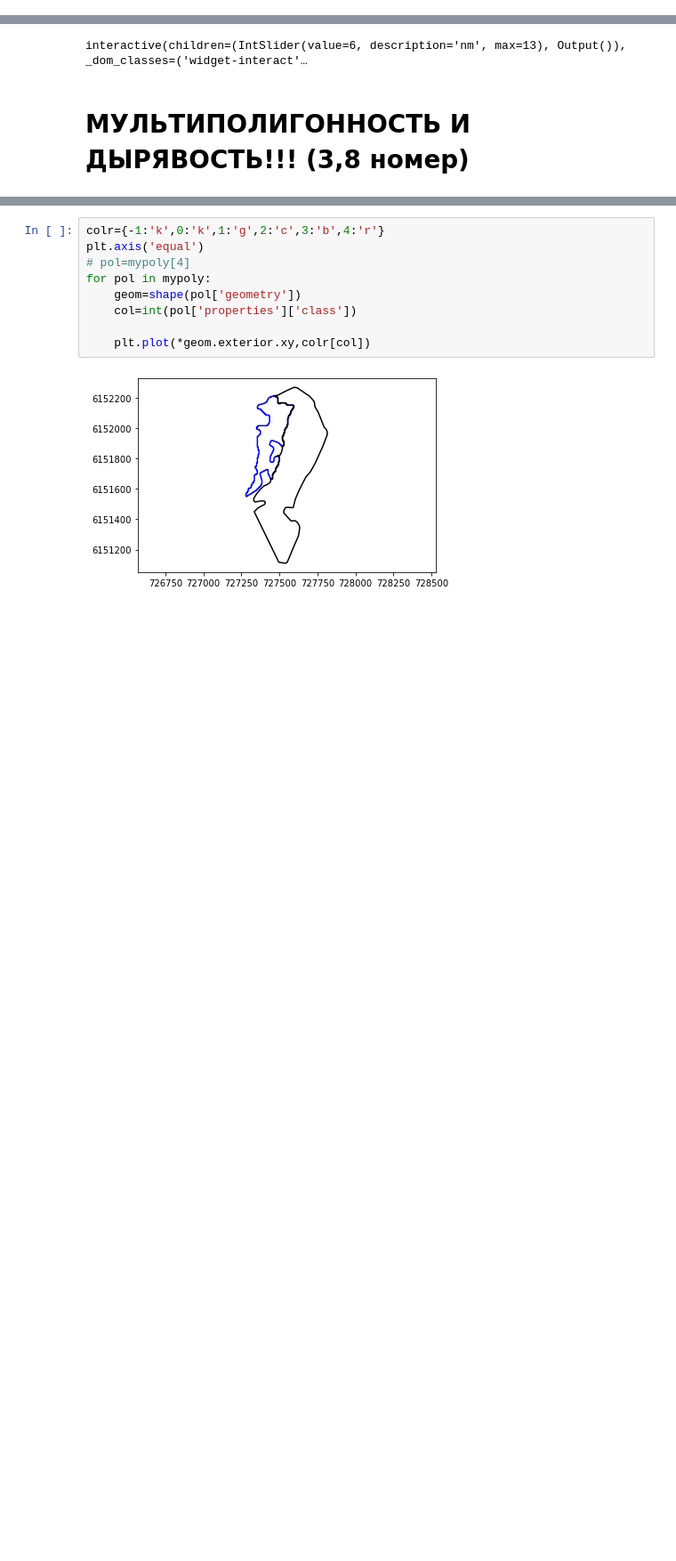
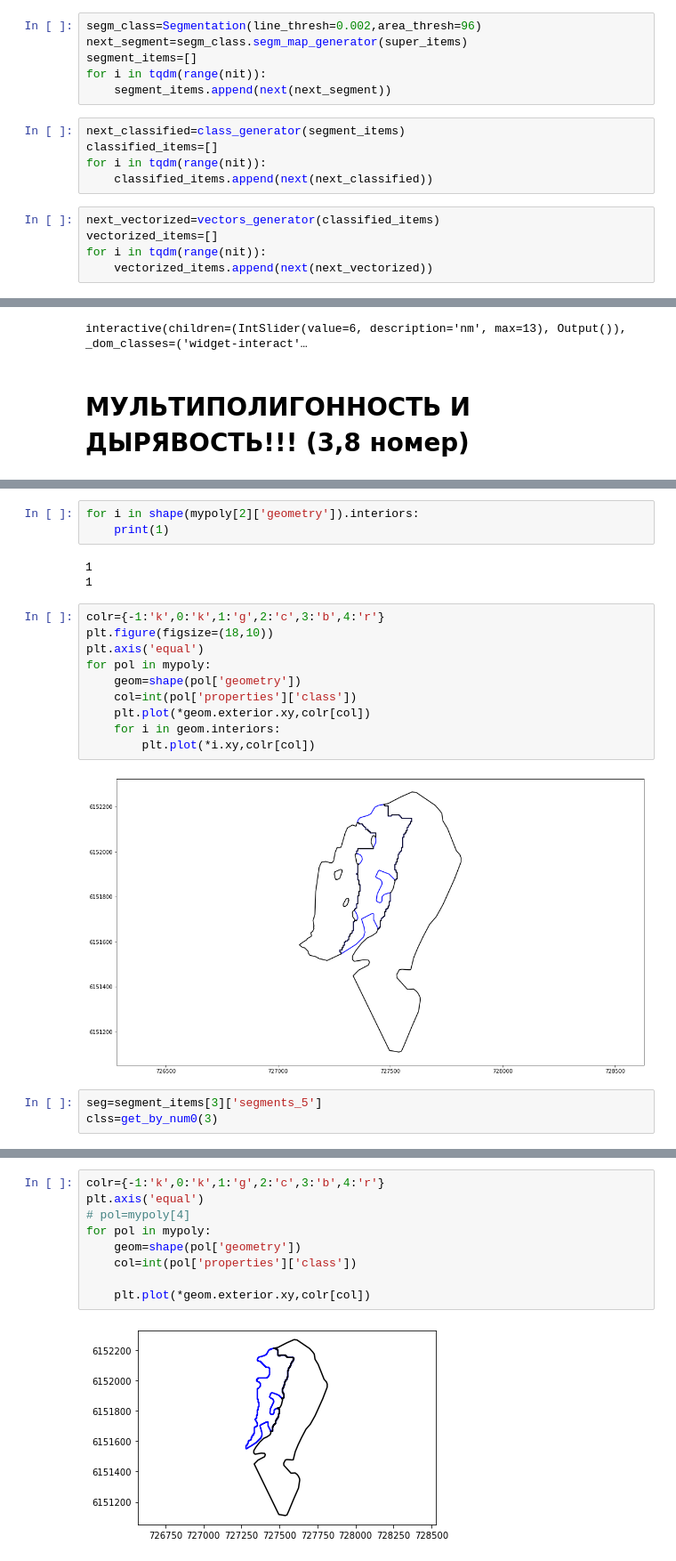
Before and after one commit to sserg-r/PIKVNZ, a Jupyter notebook: testing.ipynb, the cells around one changed output, grey strips where cells are left out. Shown at 89% size. Drawn from its saved outputs; the diff is of its cells as text; blank space fills up the shorter version.

```diff
--- a/testing.ipynb
+++ b/testing.ipynb
@@ -23 +28,17 @@ for i in range(14):
     super_items.append(next(next_super))
+# %%
+segm_class=Segmentation(line_thresh=0.002,area_thresh=96)
+next_segment=segm_class.segm_map_generator(super_items)
+segment_items=[]
+for i in tqdm(range(nit)):
+    segment_items.append(next(next_segment))
+# %%
+next_classified=class_generator(segment_items)
+classified_items=[]
+for i in tqdm(range(nit)):
+    classified_items.append(next(next_classified))
+# %%
+next_vectorized=vectors_generator(classified_items)
+vectorized_items=[]
+for i in tqdm(range(nit)):
+    vectorized_items.append(next(next_vectorized))
@@ -296,0 +705,21 @@ interactive(children=(IntSlider(value=6, description='nm', max=13), Output()), _
+# %%
+for i in shape(mypoly[2]['geometry']).interiors:
+    print(1)
+# %% [output]
+1
+1
+# %%
+colr={-1:'k',0:'k',1:'g',2:'c',3:'b',4:'r'}
+plt.figure(figsize=(18,10))
+plt.axis('equal')
+for pol in mypoly:
+    geom=shape(pol['geometry'])
+    col=int(pol['properties']['class'])
+    plt.plot(*geom.exterior.xy,colr[col])
+    for i in geom.interiors:
+        plt.plot(*i.xy,colr[col])
+# %% [output]
+[figure, added]
+# %%
+seg=segment_items[3]['segments_5']
+clss=get_by_num0(3)
```
Also changed, not shown: parts of 42 cells of this notebook, 1 other file.
